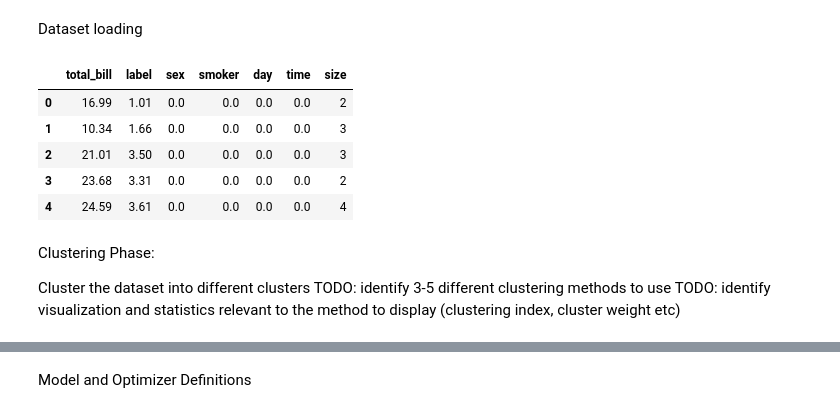
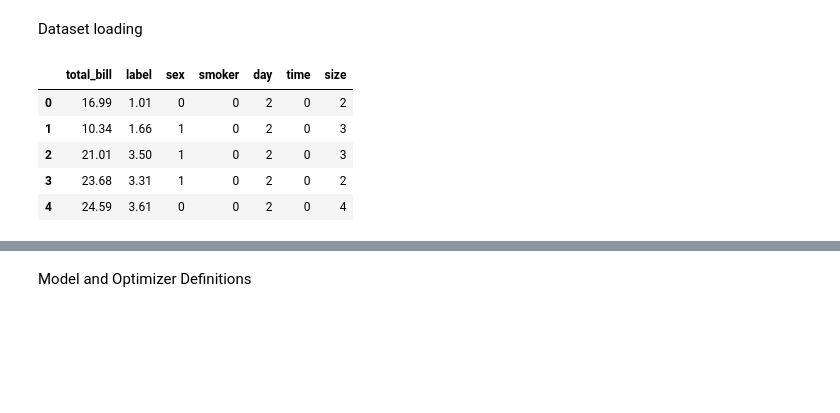
Before and after one commit to rayden96/COSGD_Optmizer, a Jupyter notebook: tester.ipynb, the cells around one changed output, grey strips where cells are left out. Cells and saved outputs as stored; diff of their text form; code cells hidden in the pictures; blank space fills up the shorter version.

```diff
--- a/tester.ipynb
+++ b/tester.ipynb
@@ -14,36 +21,40 @@ Dataset loading
 # %%
 def load_or_create_dataset(filepath='dataset.csv', create_new=False, n_samples=1000, n_features=20):
     if create_new:
         data = np.random.rand(n_samples, n_features)
         labels = np.random.randint(0, 2, n_samples)
         dataset = pd.DataFrame(data)
         dataset['label'] = labels
         dataset.to_csv(filepath, index=False)
     else:
         dataset = pd.read_csv(filepath)
 
     return dataset
 
 # Load or create the dataset
 dataset = load_or_create_dataset(create_new=False)
-dataset = dataset.apply(pd.to_numeric, errors='coerce')
-dataset = dataset.fillna(0)
+#label encoding
+le = LabelEncoder()
+dataset['sex'] = le.fit_transform(dataset['sex'])
+dataset['smoker'] = le.fit_transform(dataset['smoker'])
+dataset['day'] = le.fit_transform(dataset['day'])
+dataset['time'] = le.fit_transform(dataset['time'])
+
+
+#one hot ecoding
+#dataset = pd.get_dummies(dataset, columns=['sex', 'smoker', 'day', 'time'])
+#convert true and false to 1 and 0
+
 
 #change the column name of the 'tip' column to 'label'
 label_name = 'tip'
 dataset.rename(columns={label_name:'label'}, inplace=True)
 
 dataset.head()
 # %% [output]
 |  | total_bill | label | sex | smoker | day | time | size |
-| 0 | 16.99 | 1.01 | 0.0 | 0.0 | 0.0 | 0.0 | 2 |
-| 1 | 10.34 | 1.66 | 0.0 | 0.0 | 0.0 | 0.0 | 3 |
-| 2 | 21.01 | 3.50 | 0.0 | 0.0 | 0.0 | 0.0 | 3 |
-| 3 | 23.68 | 3.31 | 0.0 | 0.0 | 0.0 | 0.0 | 2 |
-| 4 | 24.59 | 3.61 | 0.0 | 0.0 | 0.0 | 0.0 | 4 |
+| 0 | 16.99 | 1.01 | 0 | 0 | 2 | 0 | 2 |
+| 1 | 10.34 | 1.66 | 1 | 0 | 2 | 0 | 3 |
+| 2 | 21.01 | 3.50 | 1 | 0 | 2 | 0 | 3 |
+| 3 | 23.68 | 3.31 | 1 | 0 | 2 | 0 | 2 |
+| 4 | 24.59 | 3.61 | 0 | 0 | 2 | 0 | 4 |
-# %% [markdown]
-Clustering Phase:
-
-Cluster the dataset into different clusters
-TODO: identify 3-5 different clustering methods to use
-TODO: identify visualization and statistics relevant to the method to display (clustering index, cluster weight etc)
```
Also changed, not shown: parts of 10 cells of this notebook.
